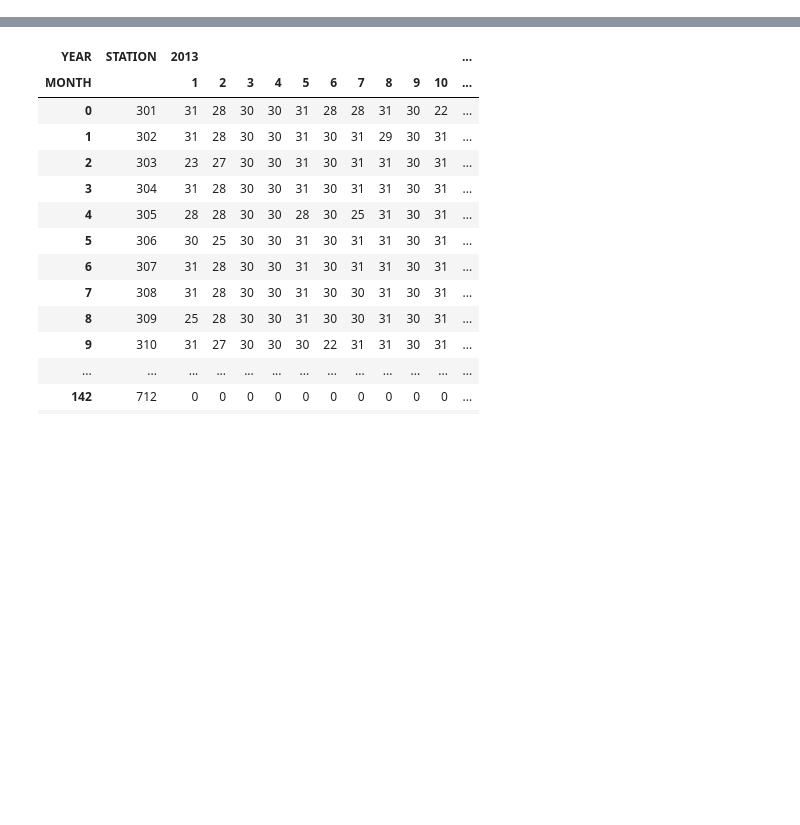
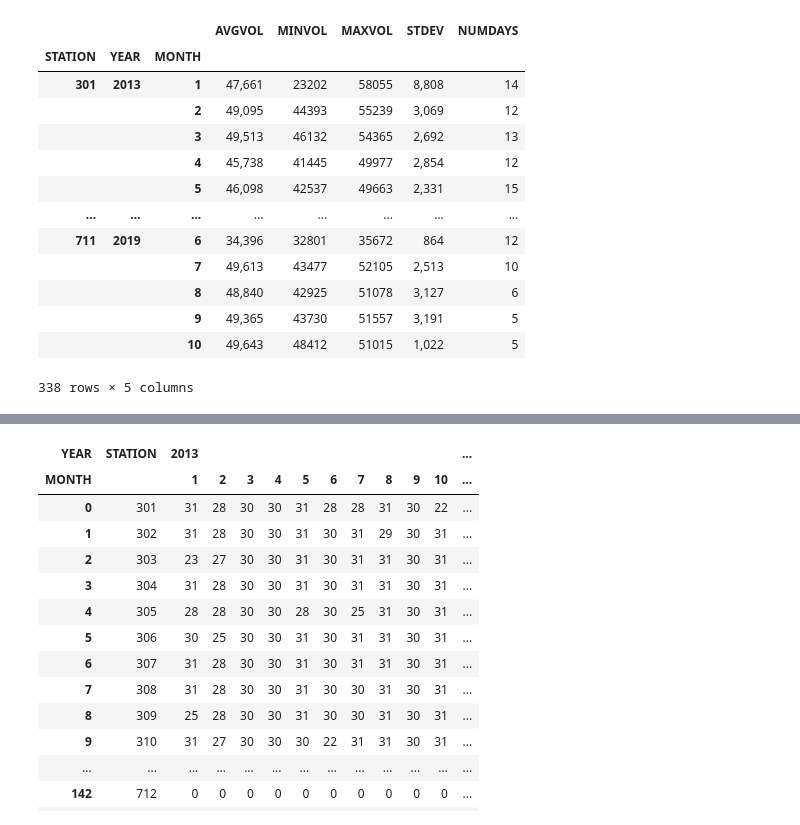
Before and after one commit to WFRCAnalytics/DEMO-Jupyter-Notebook-CCS-Data, a Jupyter notebook: 1_Summarize-Data.ipynb, the cells around one changed output, grey strips where cells are left out. Drawn from its saved outputs; the diff is of its cells as text; code cells hidden in the pictures; blank space fills up the shorter version.

```diff
--- a/1_Summarize-Data.ipynb
+++ b/1_Summarize-Data.ipynb
@@ -94,0 +115,24 @@ dtype: object
+# %%
+# aggregate by station and month and calculate stats for each
+dfMonthStats = dfCCS_DayVol_fltr.groupby(['STATION','YEAR','MONTH']).agg(AVGVOL =('DAYVOL','mean' ),
+                                                                         MINVOL =('DAYVOL','min'  ),
+                                                                         MAXVOL =('DAYVOL','max'  ),
+                                                                         STDEV  =('DAYVOL','std'  ),
+                                                                         NUMDAYS=('DAYVOL','count'))
+
+display(dfMonthStats)
+# %% [output]
+|  |  |  | AVGVOL | MINVOL | MAXVOL | STDEV | NUMDAYS |
+| STATION | YEAR | MONTH |  |  |  |  |  |
+| 301 | 2013 | 1 | 47,661 | 23202 | 58055 | 8,808 | 14 |
+|  |  | 2 | 49,095 | 44393 | 55239 | 3,069 | 12 |
+|  |  | 3 | 49,513 | 46132 | 54365 | 2,692 | 13 |
+|  |  | 4 | 45,738 | 41445 | 49977 | 2,854 | 12 |
+|  |  | 5 | 46,098 | 42537 | 49663 | 2,331 | 15 |
+| ... | ... | ... | ... | ... | ... | ... | ... |
+| 711 | 2019 | 6 | 34,396 | 32801 | 35672 | 864 | 12 |
+|  |  | 7 | 49,613 | 43477 | 52105 | 2,513 | 10 |
+|  |  | 8 | 48,840 | 42925 | 51078 | 3,127 | 6 |
+|  |  | 9 | 49,365 | 43730 | 51557 | 3,191 | 5 |
+|  |  | 10 | 49,643 | 48412 | 51015 | 1,022 | 5 |
+338 rows × 5 columns
```
Also changed, not shown: parts of 20 cells of this notebook.
